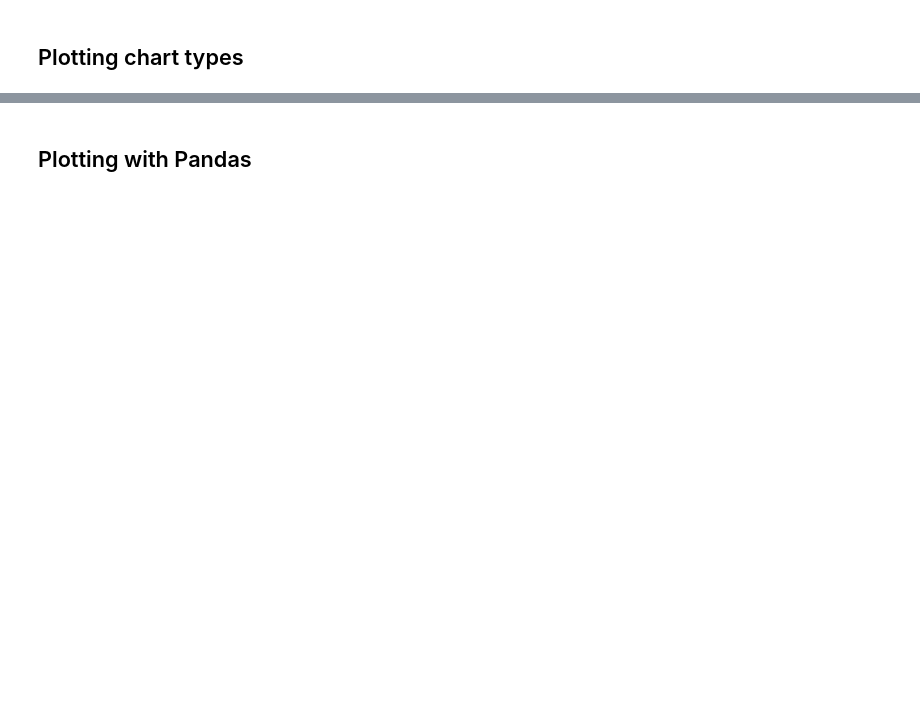
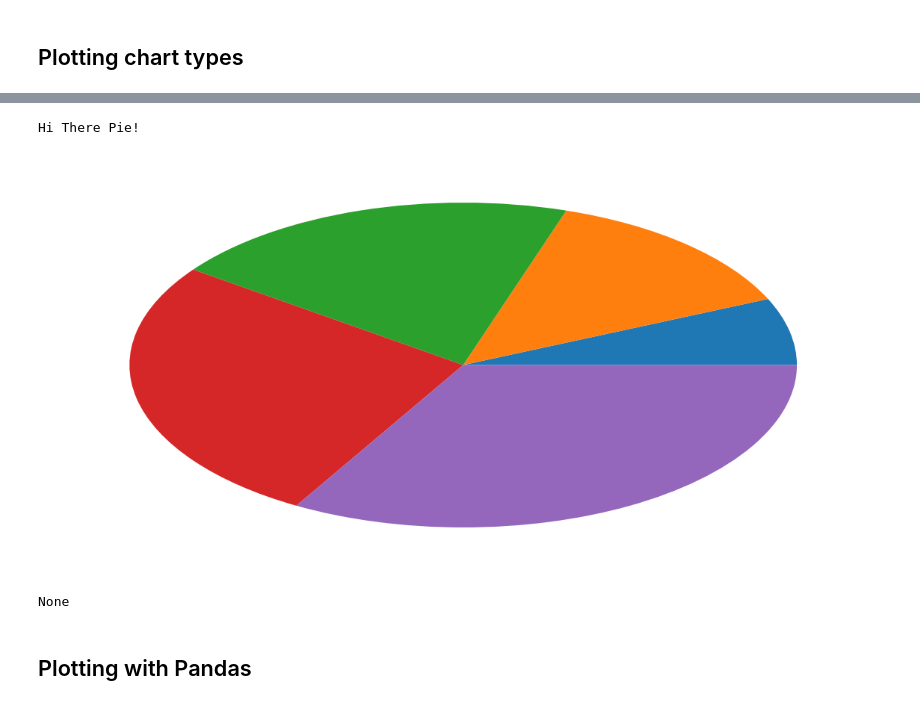
Before and after one commit to IST256-classroom/fall2018-learn-python-mafudge, a Jupyter notebook: content/lessons/13/Watch-Me-Code/WMC1-Matplotlib.ipynb, the cells around one changed output, grey strips where cells are left out. Saved outputs shown, nothing was run; the diff lists cells and outputs as text; code cells hidden in the pictures; blank space fills up the shorter version.

```diff
--- a/content/lessons/13/Watch-Me-Code/WMC1-Matplotlib.ipynb
+++ b/content/lessons/13/Watch-Me-Code/WMC1-Matplotlib.ipynb
@@ -59,3 +60,12 @@ plt.pie(x)
+# %%
+from IPython.display import display
+plt.pie(x)
+print("Hi There Pie!")
+display(plt.show())
+# %% [output]
+Hi There Pie!
+[figure, added]
+None
 # %%
 plt.scatter(x, xsquared)
 # %% [markdown]
```
Also changed, not shown: parts of 11 cells of this notebook, 4 other files.
